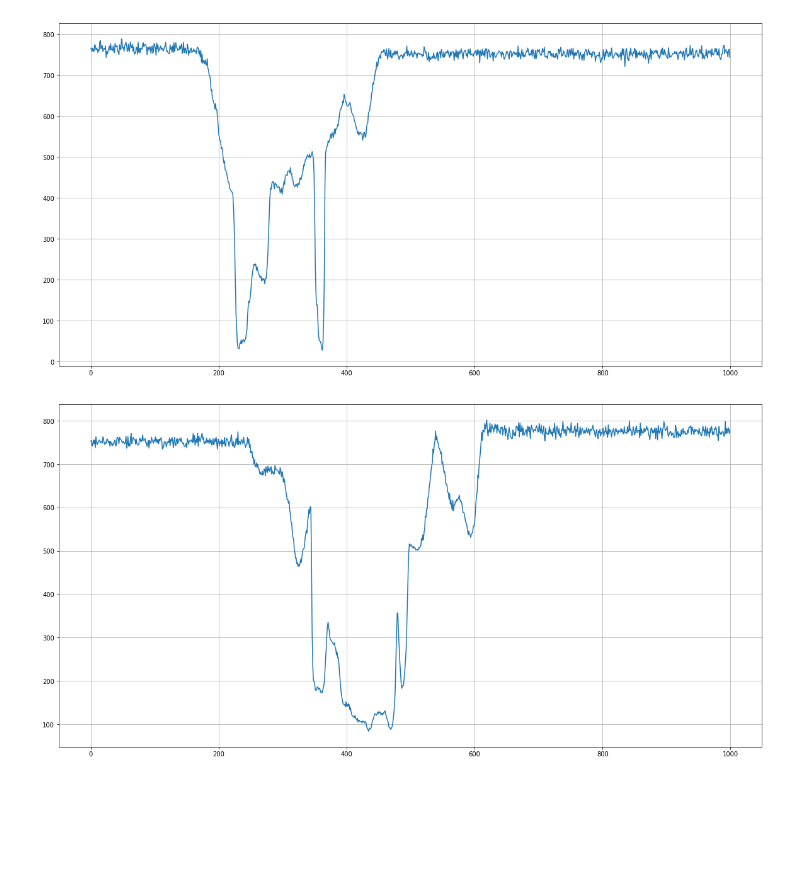
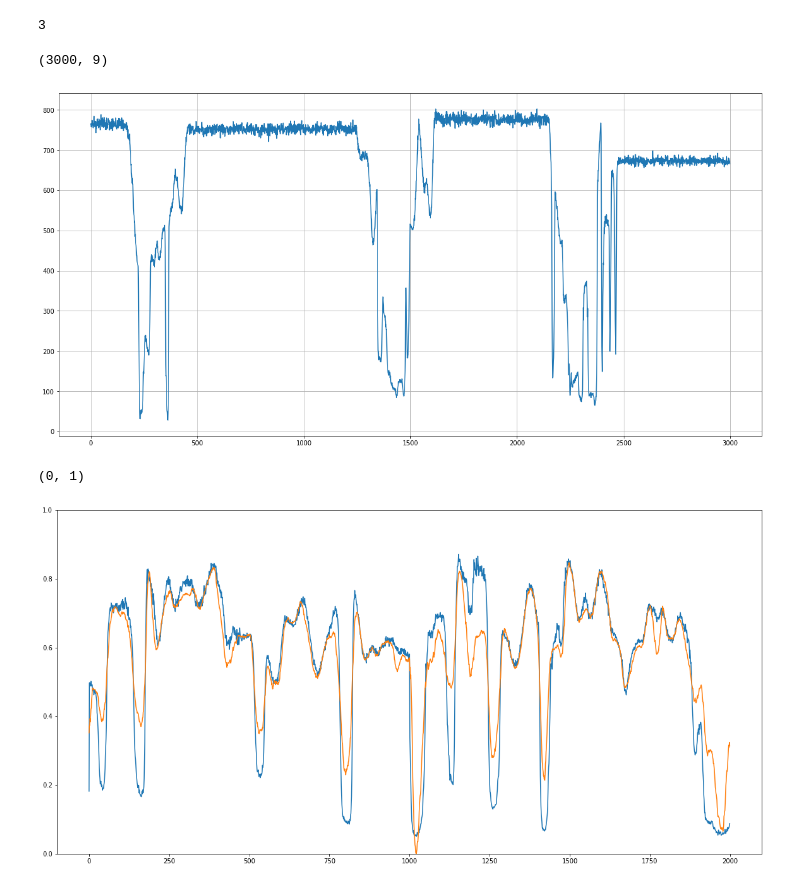
Before and after one commit to georgosgeorgos/DLRC_2018, a Jupyter notebook: data/other/Untitled.ipynb, the cells around one changed output. Drawn from its saved outputs; the diff is of its cells as text; code cells hidden in the pictures; blank space fills up the shorter version.

Commit message:
integration anomaly clustering for demo

```diff
--- a/data/other/Untitled.ipynb
+++ b/data/other/Untitled.ipynb
@@ -5,4 +6,8 @@ import matplotlib.pyplot as plt
 # %%
-with open("./cluster.pkl", "rb") as f:
+with open("./clustering_gt.pkl", "rb") as f:
     data = pkl.load(f)
+# %%
+len(data)
+# %% [output]
+3
 # %%
@@ -14,14 +22,27 @@ lidar[lidar > 2000] = 2000
+# %%
+res.shape
+# %% [output]
+(3000, 9)
 # %%
 plt.figure(figsize=(20,10))
-plt.plot(lidar[0][:,3])
+plt.plot(res[:,3])
 plt.grid()
 plt.show()
 # %% [output]
-[figure, old version]
+[figure, new version]
+# %%
+with open("../experiments/Selector/res_test.json", "rb") as f:
+    data = json.load(f)
+# %%
+y   = np.array(data["y"])[:,3]
+mu  = np.array(data["mu"])[:,3]
+std = np.array(data["std"])[:,3]
+cls = np.array(data["cluster"])[:,3]
 # %%
 plt.figure(figsize=(20,10))
-plt.plot(lidar[1][:,3])
-plt.grid()
-plt.show()
+plt.plot(y)
+plt.plot(mu)
+plt.ylim([0,1])
 # %% [output]
+(0, 1)
-[figure, old version]
+[figure, new version]
```
Also changed, not shown: parts of 5 cells of this notebook, 6 other files.
